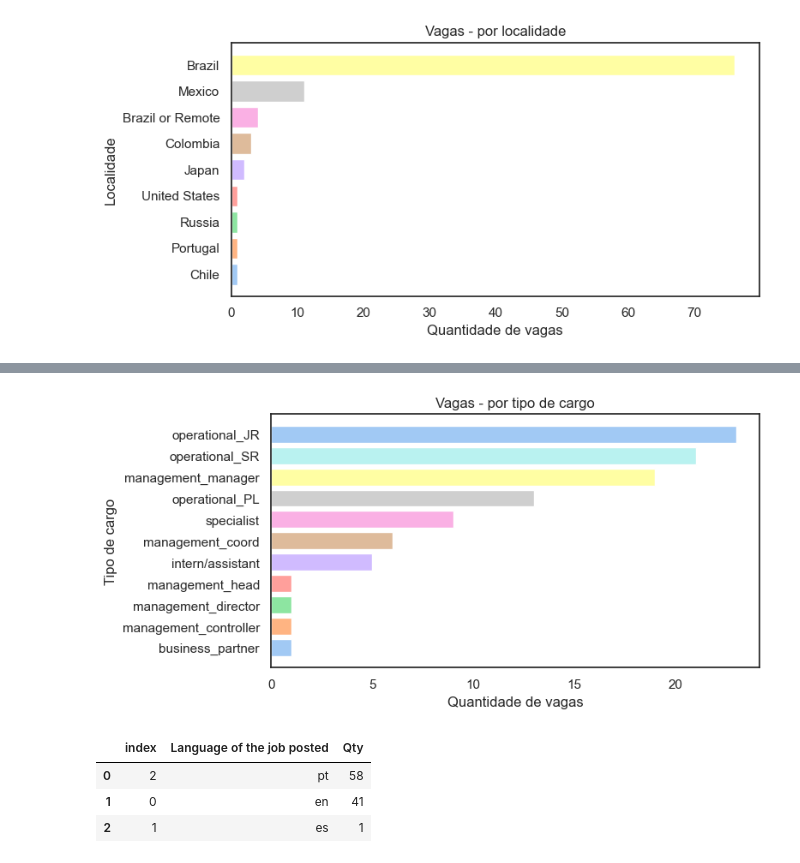
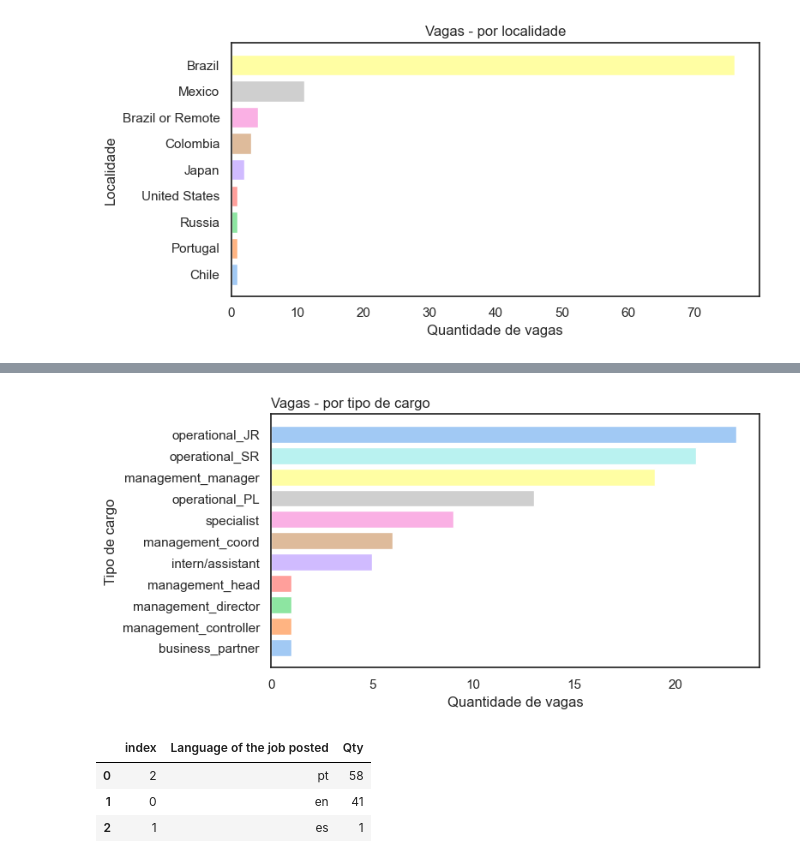
Before and after one commit to ivanrmello/berle-means, a Jupyter notebook: research-in-acc-sciences/accountant-profile-in-startups/02_charts_and_eda.ipynb, the cells around one changed output, grey strips where cells are left out. Cells and saved outputs as stored; diff of their text form; code cells hidden in the pictures.

```diff
--- a/research-in-acc-sciences/accountant-profile-in-startups/02_charts_and_eda.ipynb
+++ b/research-in-acc-sciences/accountant-profile-in-startups/02_charts_and_eda.ipynb
@@ -45,13 +60,13 @@ dframe_job_title_type = dframe_job_title_type.sort_values('Qty',ascending=True).
 # %%
 plt.figure(figsize=(8,4), tight_layout=True)
 colors = sns.color_palette("pastel")
 plt.barh(dframe_job_title_type['Job Title Type'], dframe_job_title_type['Qty'], color=colors)
 plt.xlabel('Quantidade de vagas')
 plt.ylabel('Tipo de cargo')
-plt.title('Vagas - por tipo de cargo')
+plt.title('Vagas - por tipo de cargo', loc='left')
 plt.show()
 # %% [output]
-[figure, old version]
+[figure, new version]
 # %%
 dframe_job_lang = dframe.groupby(['job_main_responsabilities_lang'],as_index=False)['job_extraction_timestamp'].count()
 dframe_job_lang.columns = ['Language of the job posted','Qty']
```
Also changed, not shown: parts of 14 cells of this notebook, 8 other files.
